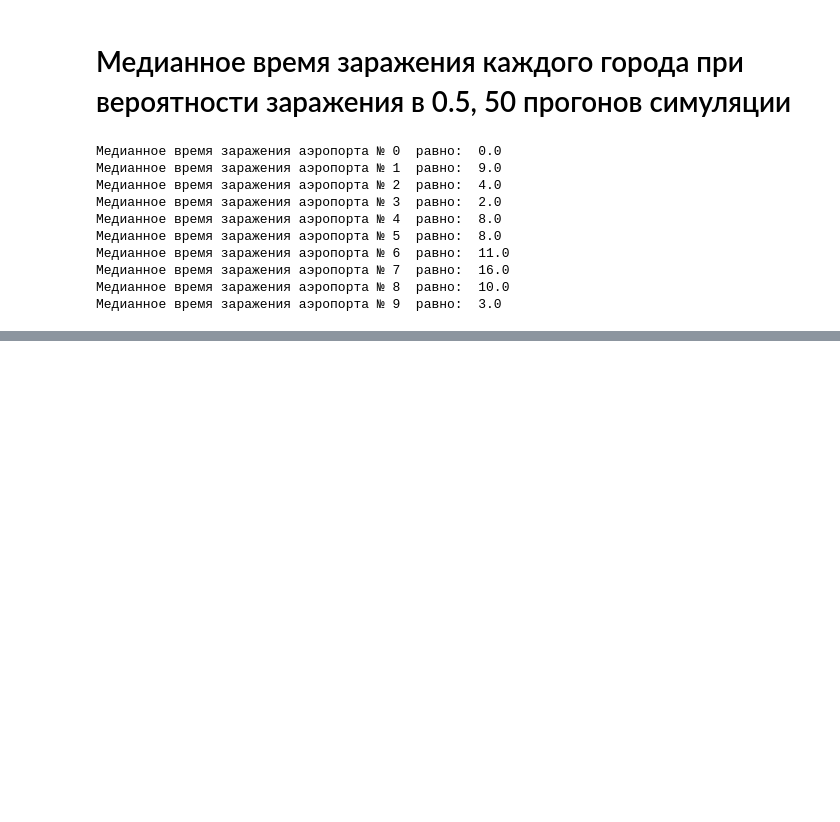
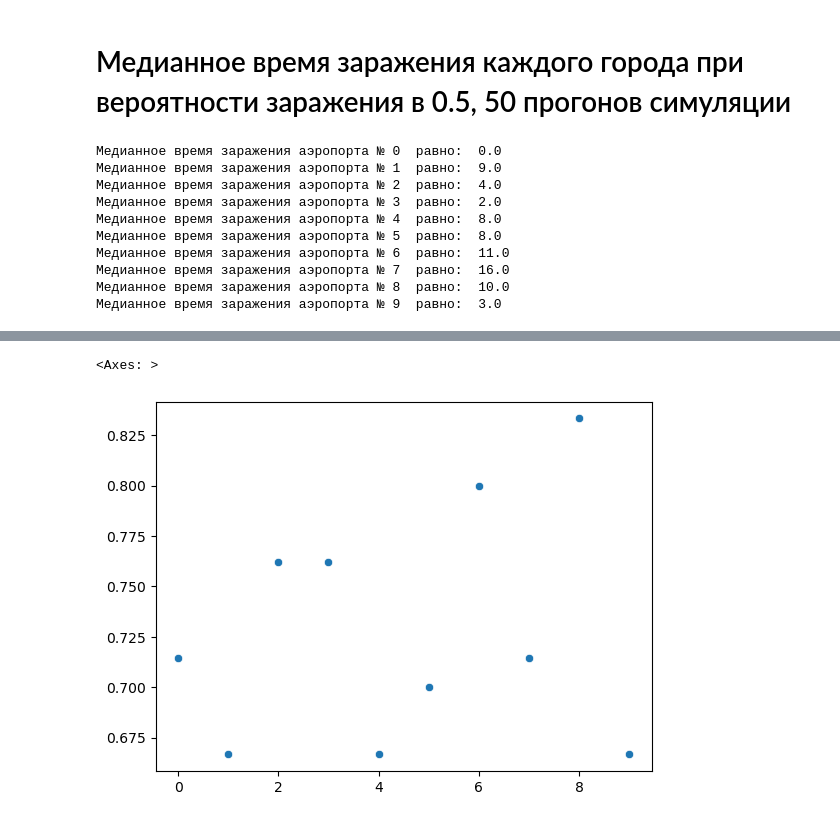
Before and after one commit to ATer-Oganisyan/prof-hw-1, a Jupyter notebook: prof-hw-4.ipynb, the cells around one changed output, grey strips where cells are left out. Drawn from its saved outputs; the diff is of its cells as text; code cells hidden in the pictures; blank space fills up the shorter version.

```diff
--- a/prof-hw-4.ipynb
+++ b/prof-hw-4.ipynb
@@ -374,0 +369,8 @@ calculate_connections_graph_matix()
+# %%
+clusterings = [0] * 10
+degrees = [0] * 10
+betweenness_centralitiy = nx.betweenness_centrality(g, 10)
+
+for i in range(0, 10):
+    clusterings[i] = nx.clustering(g, i)
+    degrees[i] = nx.degree(g, i)
@@ -374,0 +388,5 @@ calculate_connections_graph_matix()
+# %%
+sb.scatterplot(data = clusterings, legend = 'brief')
+# %% [output]
+<Axes: >
+[figure, added]
```
Also changed, not shown: parts of 6 cells of this notebook.
